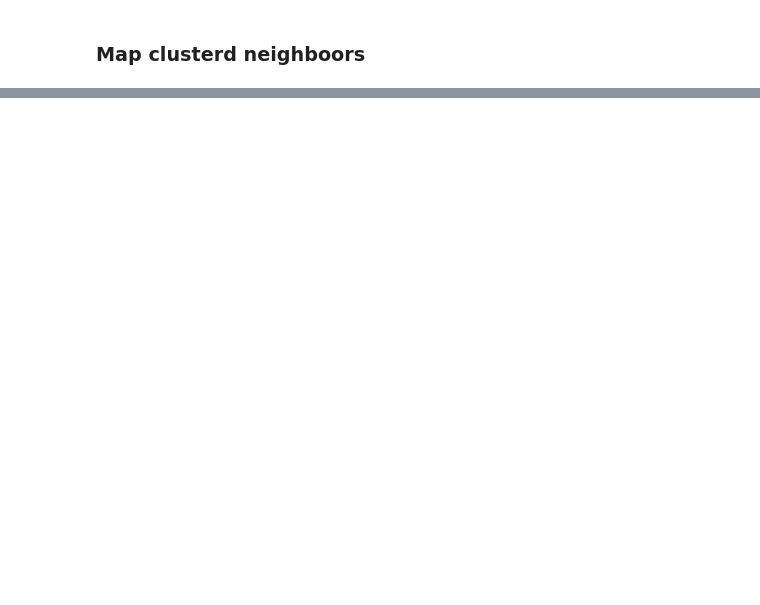
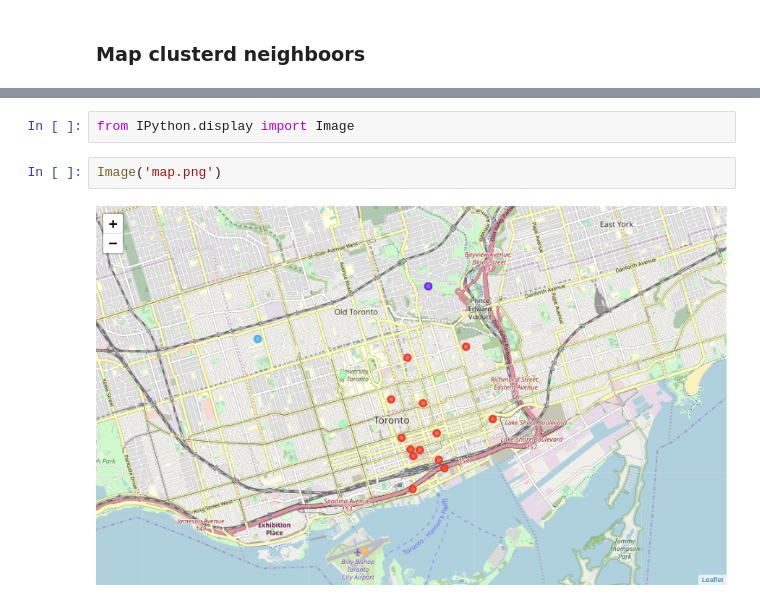
Before and after one commit to PanchTime/Coursera_Capstone, a Jupyter notebook: Capstone week 3 assignment (part3).ipynb, the cells around one changed output, grey strips where cells are left out. Cells and saved outputs as stored; diff of their text form; blank space fills up the shorter version.

Commit message:
With Map Image

```diff
--- a/Capstone week 3 assignment (part3).ipynb
+++ b/Capstone week 3 assignment (part3).ipynb
@@ -262,3 +262,9 @@ for lat, lon, poi, cluster in zip(downtown_toronto_merged['Latitude'], downtown_
 map_clusters
 # %% [output]
 [interactive output not drawn]
+# %%
+from IPython.display import Image
+# %%
+Image('map.png')
+# %% [output]
+[figure, added]
```
